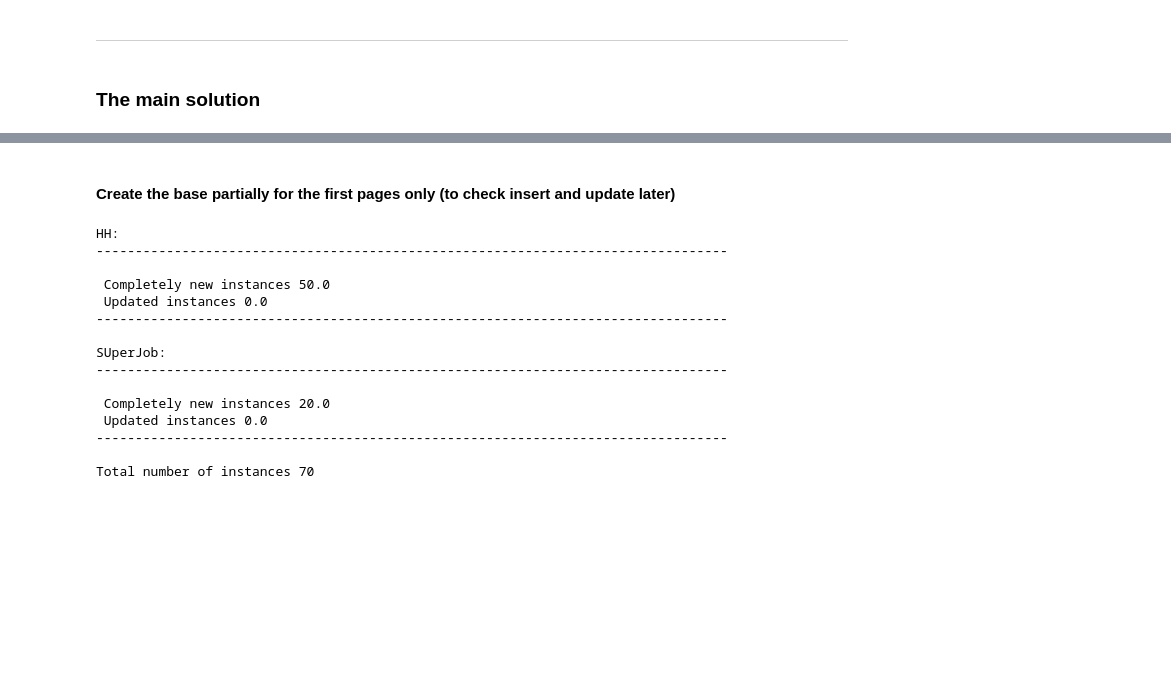
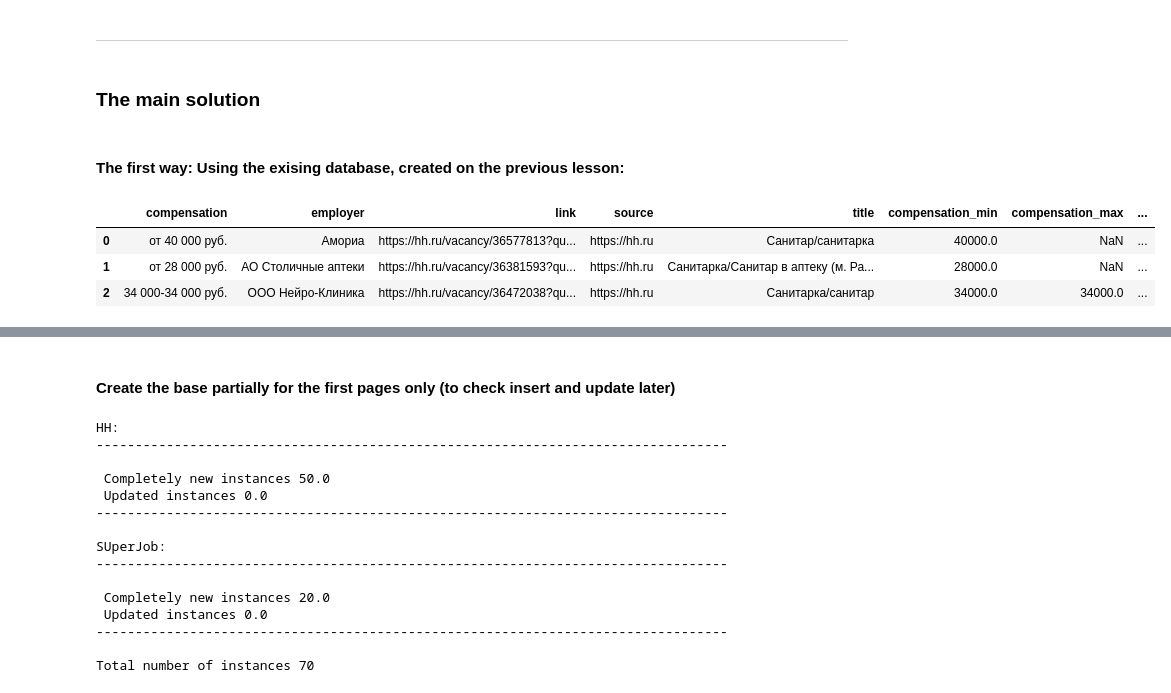
Before and after one commit to VKSi/2020_04_GB_Data_collection, a Jupyter notebook: HW_3.ipynb, the cells around one changed output, grey strips where cells are left out. Cells and saved outputs as stored; diff of their text form; code cells hidden in the pictures; blank space fills up the shorter version.

```diff
--- a/HW_3.ipynb
+++ b/HW_3.ipynb
@@ -260,6 +261,8 @@ def db_insert_update_two_site(collection, occupation= 'санитар', headers=
 ---
 # %% [markdown]
 ### The main solution
+# %% [markdown]
+#### The first way: Using the exising database, created on the previous lesson:
 # %%
 client = MongoClient( 'localhost' , 27017 )
 db = client['vacancies']
@@ -266,0 +270,8 @@ collection = db.vacancies_3
+# %%
+df = pd.read_csv('hh_sj_completed.csv', header= 0, index_col= 0)
+df.head(3)
+# %% [output]
+|  | compensation | employer | link | source | title | compensation_min | compensation_max | ... |
+| 0 | от 40 000 руб. | Амориа | https://hh.ru/vacancy/36577813?qu... | https://hh.ru | Санитар/санитарка | 40000.0 | NaN | ... |
+| 1 | от 28 000 руб. | АО Столичные аптеки | https://hh.ru/vacancy/36381593?qu... | https://hh.ru | Санитарка/Санитар в аптеку (м. Ра... | 28000.0 | NaN | ... |
+| 2 | 34 000-34 000 руб. | ООО Нейро-Клиника | https://hh.ru/vacancy/36472038?qu... | https://hh.ru | Санитарка/санитар | 34000.0 | 34000.0 | ... |
```
Also changed, not shown: parts of 13 cells of this notebook.
